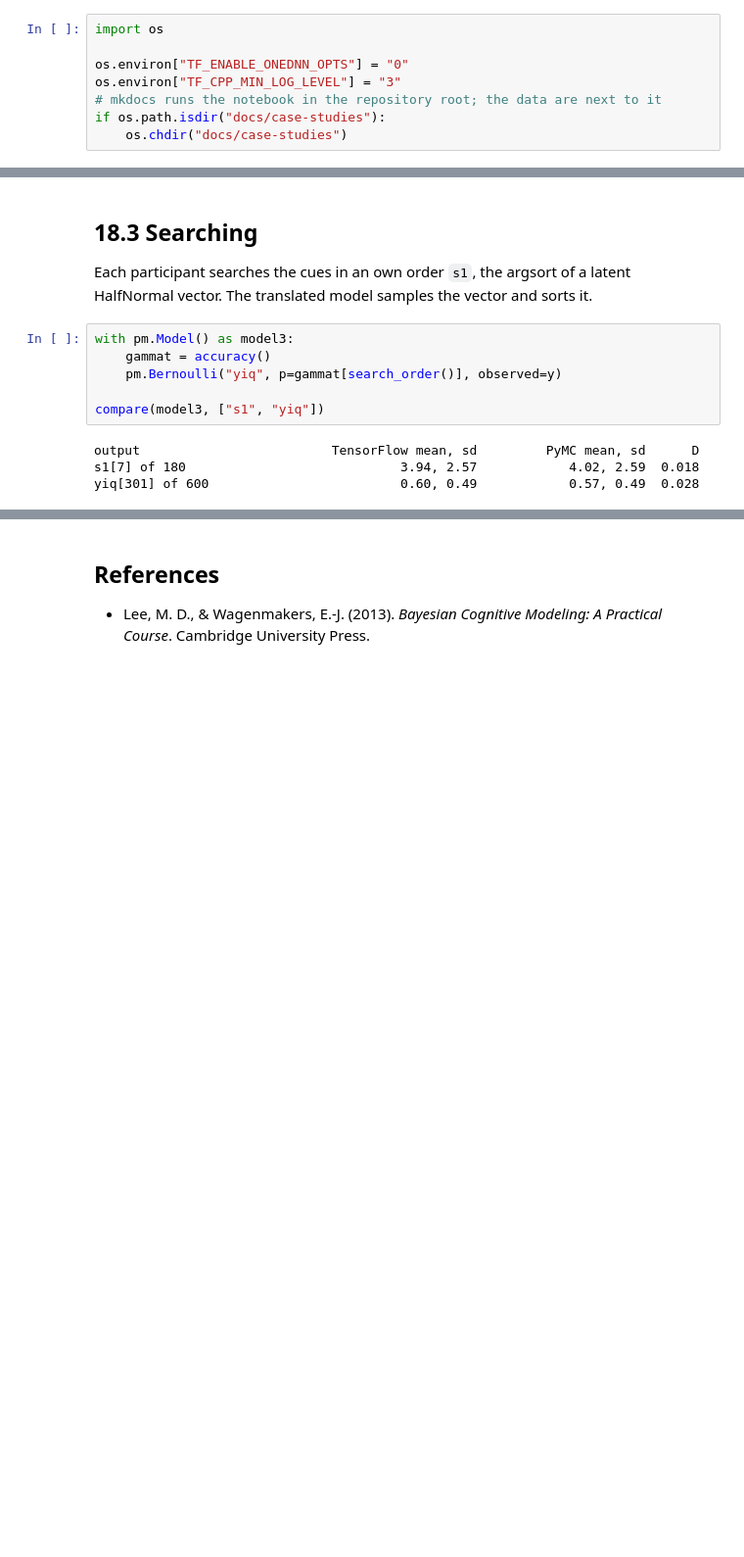
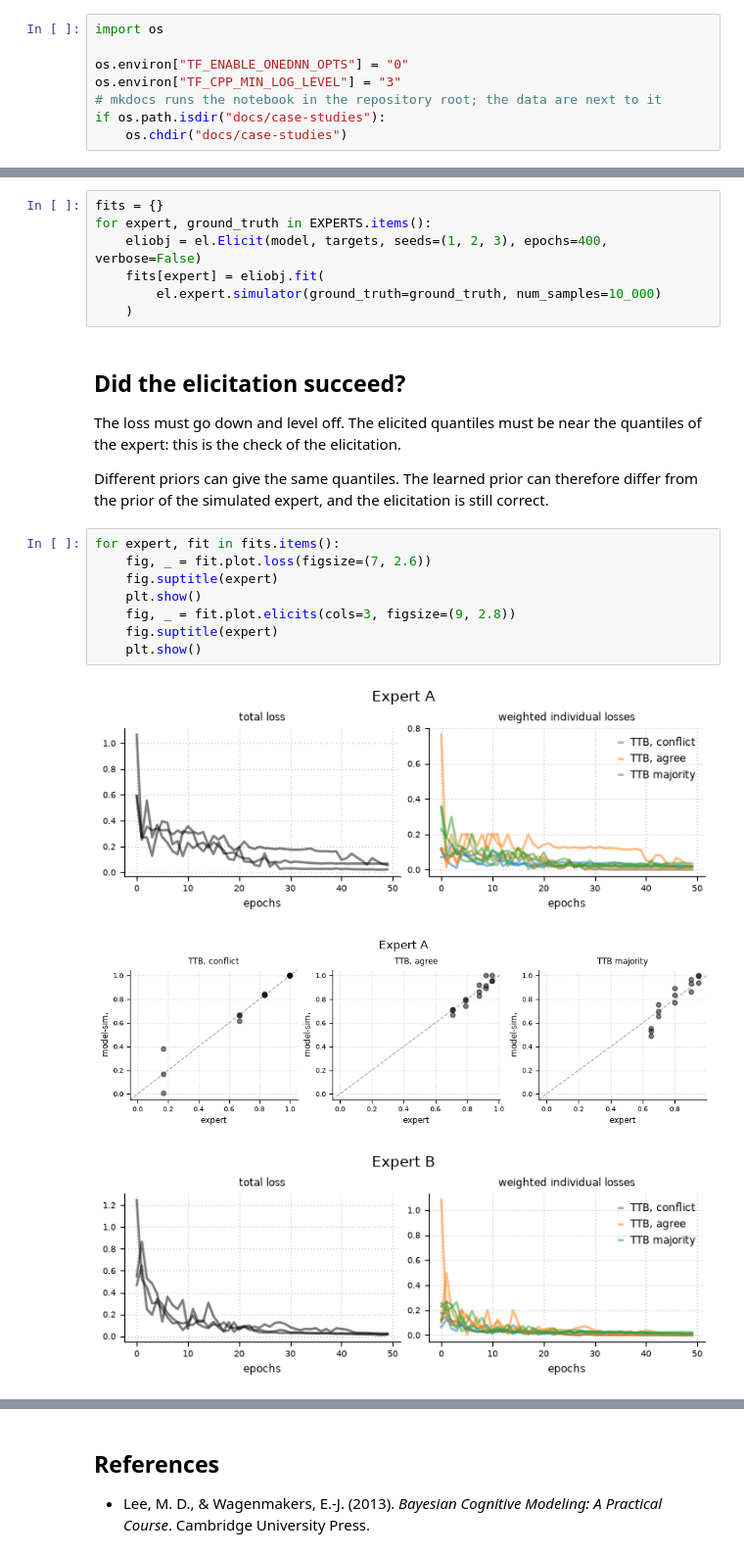
Before and after one commit to florence-bockting/elicito, a Jupyter notebook: docs/case-studies/heuristic-decision-making.ipynb, the cells around one changed output, grey strips where cells are left out. Shown at 98% size. Cells and saved outputs as stored; diff of their text form; blank space fills up the shorter version.

```diff
--- a/docs/case-studies/heuristic-decision-making.ipynb
+++ b/docs/case-studies/heuristic-decision-making.ipynb
@@ -206,16 +459,28 @@ yiq[178] of 600                         0.51, 0.50            0.49, 0.50  0.021
+# %%
+fits = {}
+for expert, ground_truth in EXPERTS.items():
+    eliobj = el.Elicit(model, targets, seeds=(1, 2, 3), epochs=400, verbose=False)
+    fits[expert] = eliobj.fit(
+        el.expert.simulator(ground_truth=ground_truth, num_samples=10_000)
+    )
 # %% [markdown]
-## 18.3 Searching
+## Did the elicitation succeed?
 
-Each participant searches the cues in an own order `s1`, the argsort of a
-latent HalfNormal vector. The translated model samples the vector and
-sorts it.
+The loss must go down and level off. The elicited quantiles must be near
+the quantiles of the expert: this is the check of the elicitation.
+
+Different priors can give the same quantiles. The learned prior can
+therefore differ from the prior of the simulated expert, and the
+elicitation is still correct.
 # %%
-with pm.Model() as model3:
-    gammat = accuracy()
-    pm.Bernoulli("yiq", p=gammat[search_order()], observed=y)
-
-compare(model3, ["s1", "yiq"])
+for expert, fit in fits.items():
+    fig, _ = fit.plot.loss(figsize=(7, 2.6))
+    fig.suptitle(expert)
+    plt.show()
+    fig, _ = fit.plot.elicits(cols=3, figsize=(9, 2.8))
+    fig.suptitle(expert)
+    plt.show()
 # %% [output]
-output                         TensorFlow mean, sd         PyMC mean, sd      D
-s1[7] of 180                            3.94, 2.57            4.02, 2.59  0.018
-yiq[301] of 600                         0.60, 0.49            0.57, 0.49  0.028
+[figure, added]
+[figure, added]
+[figure, added]
```
Also changed, not shown: parts of 30 cells of this notebook, 1 other file.
